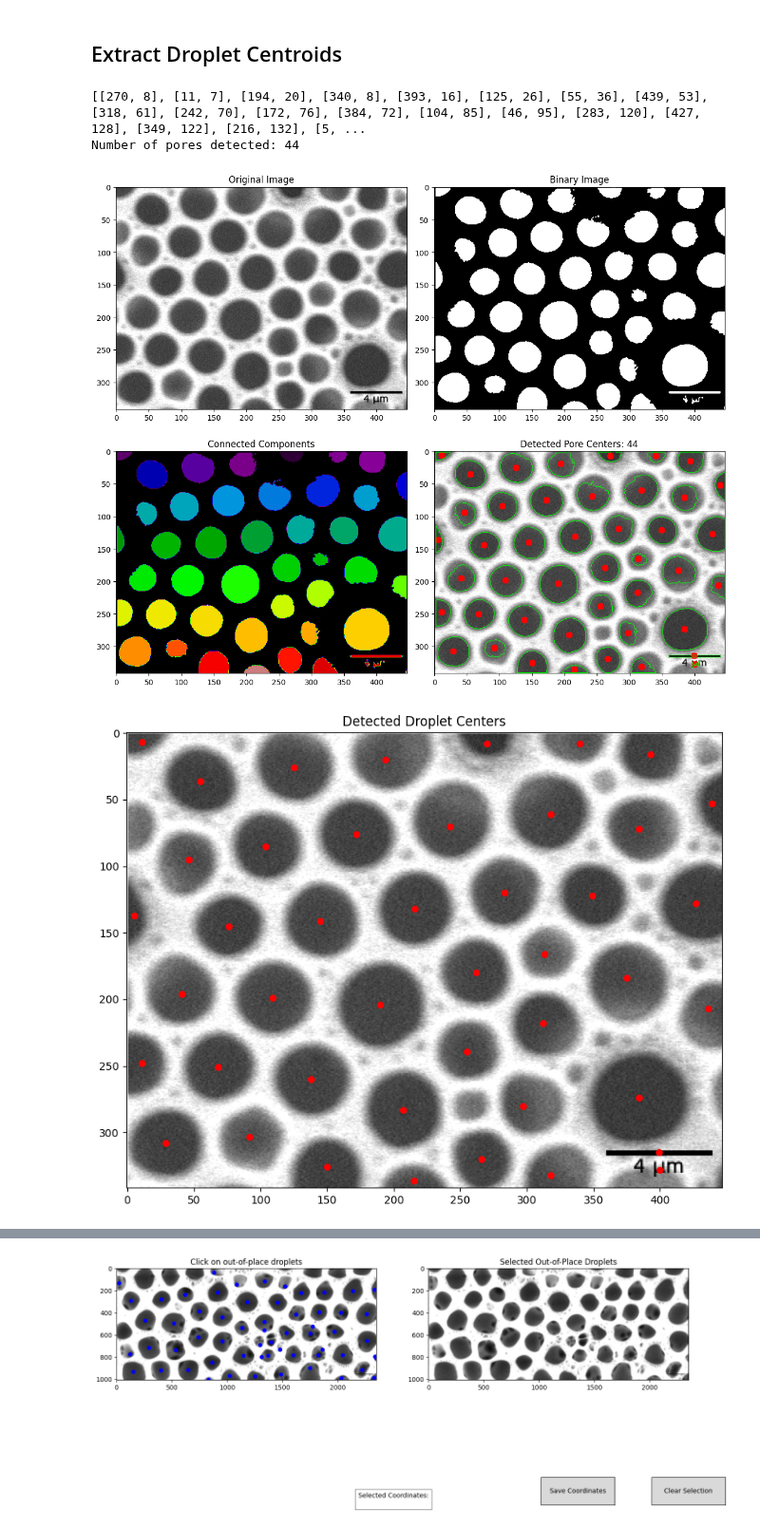
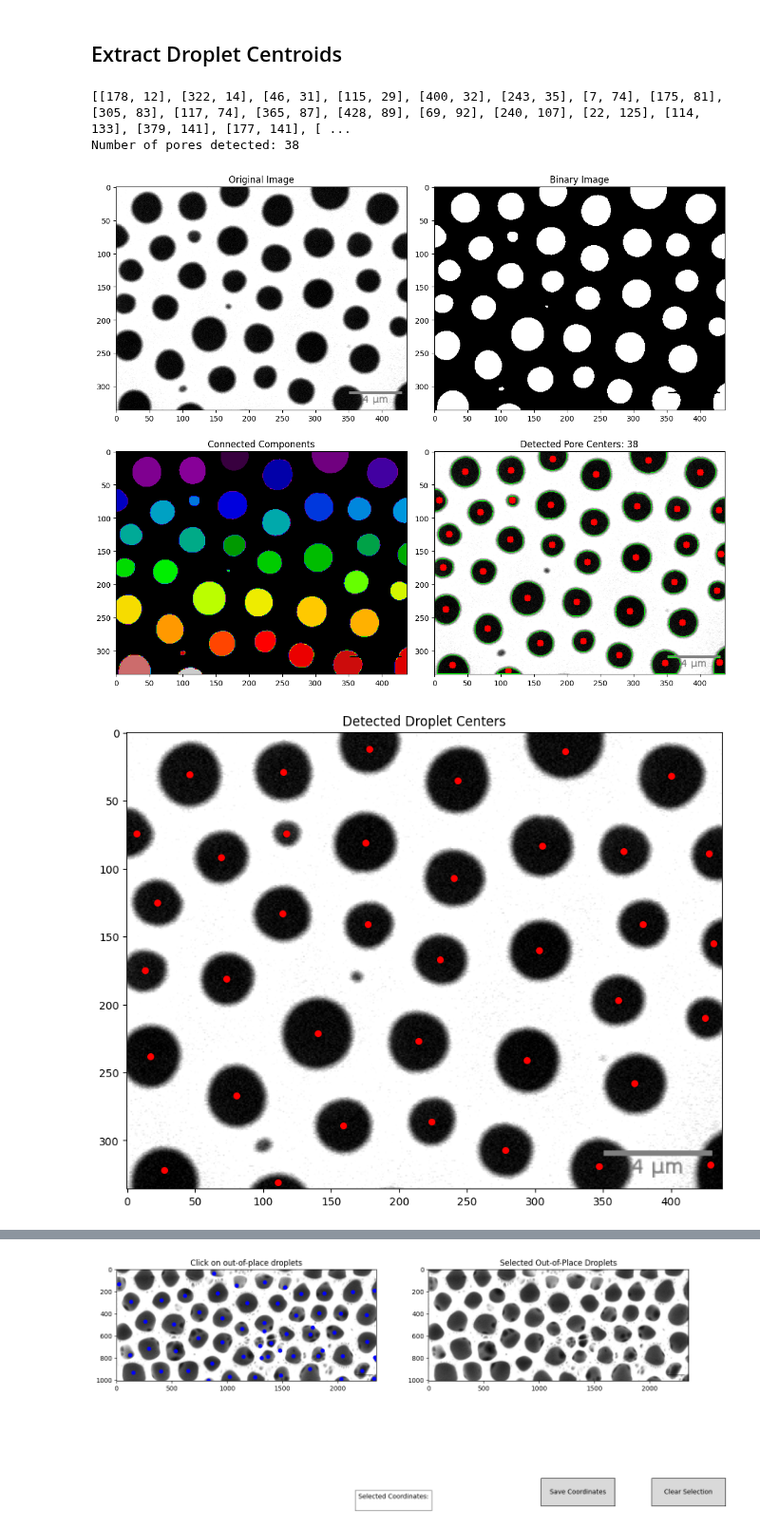
Before and after one commit to lemontang3/Python_Physics, a Jupyter notebook: Voronoi_Analysis.ipynb, the cells around one changed output, grey strips where cells are left out. Shown at 95% size. Drawn from its saved outputs; the diff is of its cells as text; code cells hidden in the pictures.

```diff
--- a/Voronoi_Analysis.ipynb
+++ b/Voronoi_Analysis.ipynb
@@ -47,7 +47,7 @@ import numpy as np
 import matplotlib.pyplot as plt
 
 # Load the image
-image_path = "sample5A.png"  # Update with your image path if needed
+image_path = "sample11B.png"  # Update with your image path if needed
 image = cv2.imread(image_path, cv2.IMREAD_GRAYSCALE)
 
 # Apply Gaussian blur to reduce noise
@@ -108,37 +108,37 @@ plt.title('Original Image')
 plt.subplot(2, 2, 2)
 plt.imshow(binary, cmap='gray')
 plt.title('Binary Image')
 
 # Labeled components (color-coded)
 plt.subplot(2, 2, 3)
 plt.imshow(labels, cmap='nipy_spectral')
 plt.title('Connected Components')
 
 # Final result with centers
 plt.subplot(2, 2, 4)
 plt.imshow(cv2.cvtColor(output_image, cv2.COLOR_BGR2RGB))
 plt.title(f'Detected Pore Centers: {len(filtered_centroids)}')
 
 plt.tight_layout()
 plt.savefig('improved_pore_detection.png', dpi=300)
 plt.show()
 
 # Save the results
 np.save('pore_centroids.npy', filtered_centroids)
 cv2.imwrite('pore_centers.png', output_image)
 
 # Also create a simple visualization showing just the original image with centers
 plt.figure(figsize=(10, 8))
 plt.imshow(image, cmap='gray')
 plt.scatter(filtered_centroids[:, 0], filtered_centroids[:, 1], c='red', s=30)
 plt.title('Detected Droplet Centers')
 plt.savefig('droplet_centers.png', dpi=300)
 plt.show()
 # %% [output]
-[[270, 8], [11, 7], [194, 20], [340, 8], [393, 16], [125, 26], [55, 36], [439, 53], [318, 61], [242, 70], [172, 76], [384, 72], [104, 85], [46, 95], [283, 120], [427, 128], [349, 122], [216, 132], [5, ...
-Number of pores detected: 44
+[[178, 12], [322, 14], [46, 31], [115, 29], [400, 32], [243, 35], [7, 74], [175, 81], [305, 83], [117, 74], [365, 87], [428, 89], [69, 92], [240, 107], [22, 125], [114, 133], [379, 141], [177, 141], [ ...
+Number of pores detected: 38
-[figure, old version]
+[figure, new version]
-[figure, old version]
+[figure, new version]
 # %%
 import cv2
 import numpy as np
```
Also changed, not shown: parts of 6 cells of this notebook, 4 other files.
